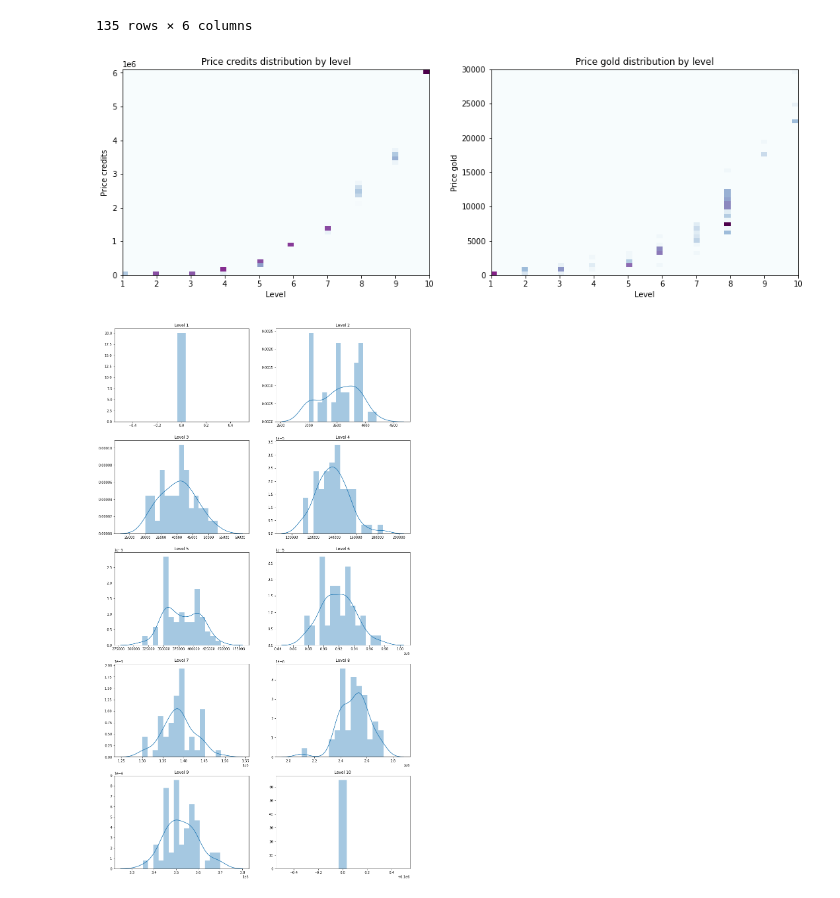
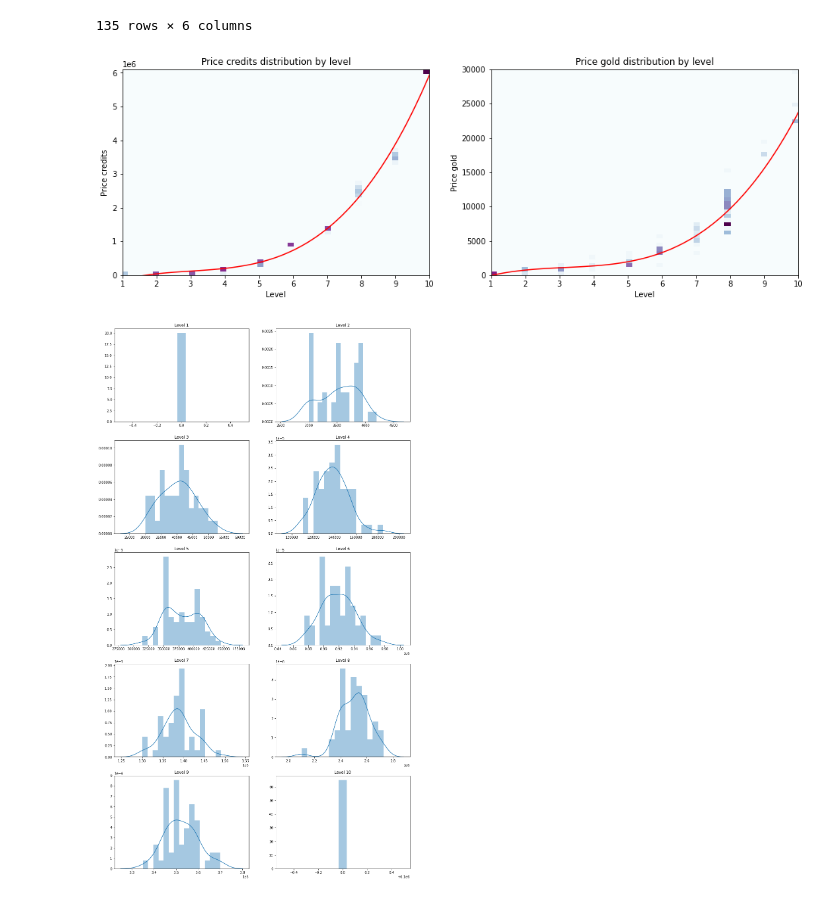
Before and after one commit to Egorka1/WG_Forge, a Jupyter notebook: WGProject.ipynb, the cells around one changed output. Cells and saved outputs as stored; diff of their text form; code cells hidden in the pictures.

```diff
--- a/WGProject.ipynb
+++ b/WGProject.ipynb
@@ -22,7 +28,8 @@ def plot_hist2d(x,
     ax.set_xlabel(xlabel)
     ax.set_ylabel(ylabel)
 
-def price_ditributions(catalog, price='creds'):
+def price_ditributions(catalog,
+                       price='creds'):
     if not price in ['creds', 'gold']:
         raise ValueError('Can display only creds and gold distibutions!')
     fig, axs = plt.subplots(nrows=5, ncols=2, figsize=(16,30))
@@ -31,4 +38,13 @@ def price_ditributions(catalog, price='creds'):
         sns.distplot(catalog[catalog['item_level']==i+1]['item_price_credit' if price=='creds' else 'item_price_gold'].values,
                      kde=i!=0 and i!=9, bins=15, ax=ax)
     plt.show()
+
+def get_regression_line(x,
+                        y,
+                        degree):
+    params = np.polyfit(x, y, degree)
+    poly = np.poly1d(params)
+    x_grid = np.linspace(min(x), max(x), 100)
+    y_grid = poly(x_grid)
+    return x_grid, y_grid
 # %% [markdown]
@@ -97,26 +113,34 @@ removed_tanks
 # %%
 creds_catalog = catalog[catalog['item_price_gold'] == 0]
 gold_catalog = catalog[catalog['item_price_credit'] == 0]
 
 fig, axs = plt.subplots(nrows=1, ncols=2, figsize=(16,5))
+
+degree = 3
+prices = creds_catalog[['item_level', 'item_price_credit']].values
 
 plot_hist2d(x=creds_catalog['item_level'],
             y=creds_catalog['item_price_credit'],
             title='Price credits distribution by level',
             xlabel='Level',
             ylabel='Price credits',
             ax=axs[0])
+axs[0].plot(*get_regression_line(prices[:,0], prices[:,1], degree), '-r')
+
+degree = 3
+prices = gold_catalog[['item_level', 'item_price_gold']].values
 
 plot_hist2d(x=gold_catalog['item_level'],
             y=gold_catalog['item_price_gold'],
             title='Price gold distribution by level',
             xlabel='Level',
             ylabel='Price gold',
             ax=axs[1])
+axs[1].plot(*get_regression_line(prices[:,0], prices[:,1], degree), '-r')
 
 plt.show()
 # %% [output]
-[figure, old version]
+[figure, new version]
 # %%
 price_ditributions(creds_catalog, price='creds')
 # %% [output]
```
Also changed, not shown: parts of 44 cells of this notebook.
